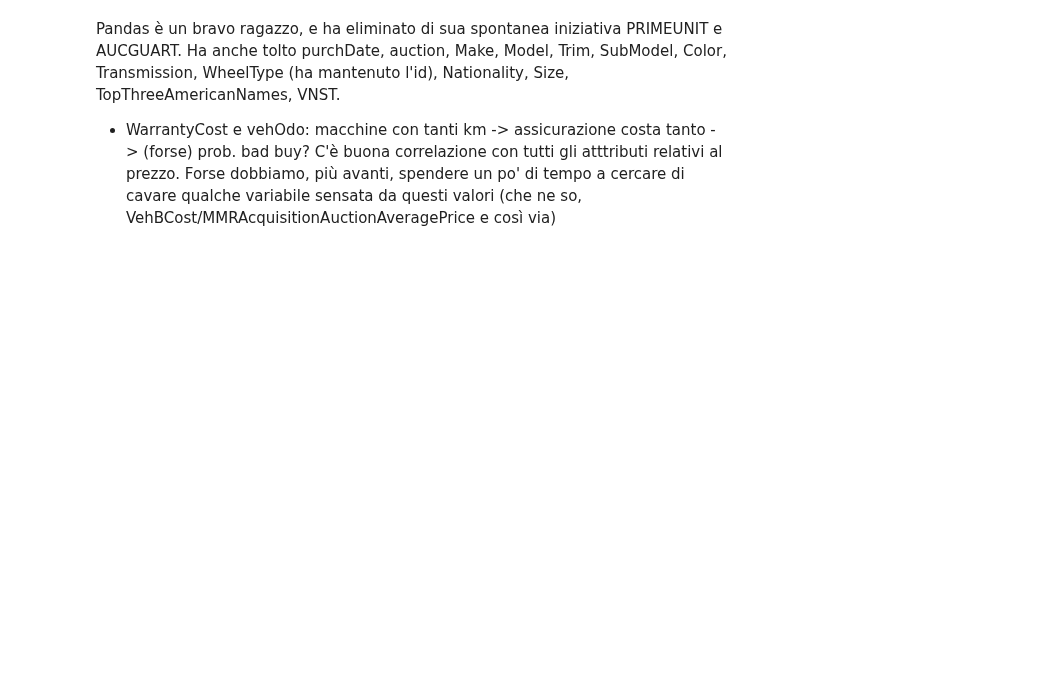
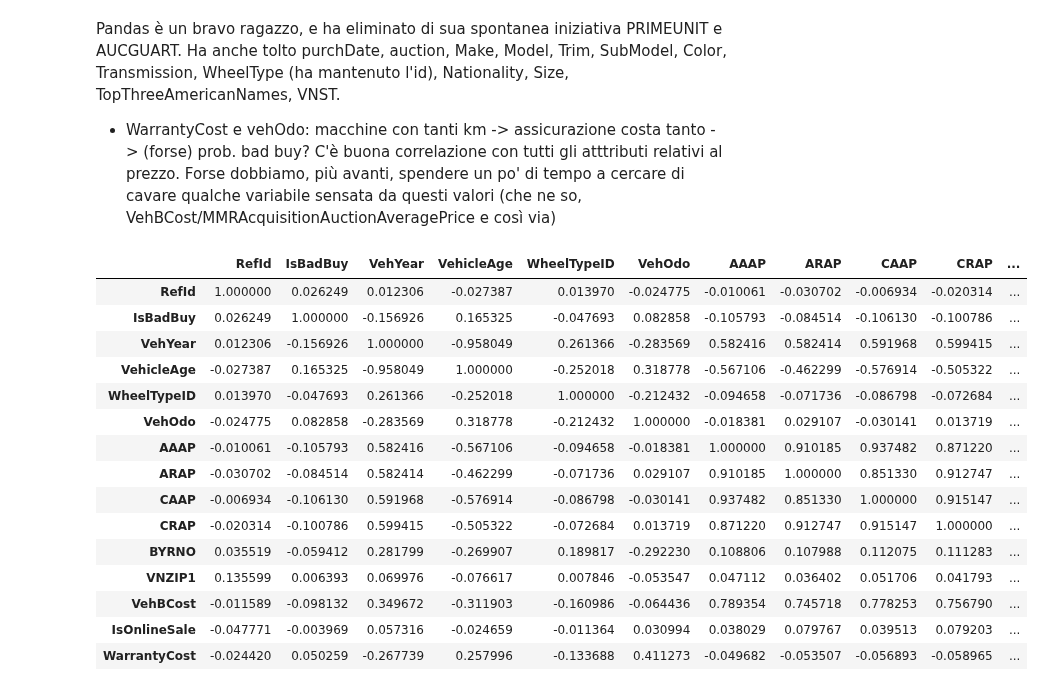
Before and after one commit to andybbruno/DataMining, a Jupyter notebook: DataUnderstanding.ipynb, the cells around one changed output. Saved outputs shown, nothing was run; the diff lists cells and outputs as text; code cells hidden in the pictures; blank space fills up the shorter version.

Commit message:
Renamed some columns Dropped some columns Added some considerations

```diff
--- a/DataUnderstanding.ipynb
+++ b/DataUnderstanding.ipynb
@@ -124,3 +124,36 @@ df.drop(columns=['RefId']).corr()
 Pandas è un bravo ragazzo, e ha eliminato di sua spontanea iniziativa PRIMEUNIT e AUCGUART. Ha anche tolto purchDate, auction, Make, Model, Trim, SubModel, Color, Transmission, WheelType (ha mantenuto l'id), Nationality, Size, TopThreeAmericanNames, VNST.
 - WarrantyCost e vehOdo: macchine con tanti km -> assicurazione costa tanto -> (forse) prob. bad buy?
 C'è buona correlazione con tutti gli atttributi relativi al prezzo. Forse dobbiamo, più avanti, spendere un po' di tempo a cercare di cavare qualche variabile sensata da questi valori (che ne so, VehBCost/MMRAcquisitionAuctionAveragePrice e così via)
+# %%
+df.rename(columns={'MMRAcquisitionAuctionAveragePrice':'AAAP',
+                   'MMRAcquisitionRetailAveragePrice':'ARAP',
+                   'MMRCurrentAuctionAveragePrice':'CAAP',
+                   'MMRCurrentRetailAveragePrice':'CRAP'
+                  },inplace=True)
+
+df.drop(columns=['MMRAcquisitionAuctionCleanPrice',
+        'MMRAcquisitonRetailCleanPrice',
+        'MMRCurrentAuctionCleanPrice',
+        'MMRCurrentRetailCleanPrice',
+        'MMRAcquisitionAuctionCleanPrice',
+        'MMRAcquisitonRetailCleanPrice',
+        'MMRCurrentAuctionCleanPrice',
+        'MMRCurrentRetailCleanPrice'],
+        axis=1).corr()
+# %% [output]
+|  | RefId | IsBadBuy | VehYear | VehicleAge | WheelTypeID | VehOdo | AAAP | ARAP | CAAP | CRAP | ... |
+| RefId | 1.000000 | 0.026249 | 0.012306 | -0.027387 | 0.013970 | -0.024775 | -0.010061 | -0.030702 | -0.006934 | -0.020314 | ... |
+| IsBadBuy | 0.026249 | 1.000000 | -0.156926 | 0.165325 | -0.047693 | 0.082858 | -0.105793 | -0.084514 | -0.106130 | -0.100786 | ... |
+| VehYear | 0.012306 | -0.156926 | 1.000000 | -0.958049 | 0.261366 | -0.283569 | 0.582416 | 0.582414 | 0.591968 | 0.599415 | ... |
+| VehicleAge | -0.027387 | 0.165325 | -0.958049 | 1.000000 | -0.252018 | 0.318778 | -0.567106 | -0.462299 | -0.576914 | -0.505322 | ... |
+| WheelTypeID | 0.013970 | -0.047693 | 0.261366 | -0.252018 | 1.000000 | -0.212432 | -0.094658 | -0.071736 | -0.086798 | -0.072684 | ... |
+| VehOdo | -0.024775 | 0.082858 | -0.283569 | 0.318778 | -0.212432 | 1.000000 | -0.018381 | 0.029107 | -0.030141 | 0.013719 | ... |
+| AAAP | -0.010061 | -0.105793 | 0.582416 | -0.567106 | -0.094658 | -0.018381 | 1.000000 | 0.910185 | 0.937482 | 0.871220 | ... |
+| ARAP | -0.030702 | -0.084514 | 0.582414 | -0.462299 | -0.071736 | 0.029107 | 0.910185 | 1.000000 | 0.851330 | 0.912747 | ... |
+| CAAP | -0.006934 | -0.106130 | 0.591968 | -0.576914 | -0.086798 | -0.030141 | 0.937482 | 0.851330 | 1.000000 | 0.915147 | ... |
+| CRAP | -0.020314 | -0.100786 | 0.599415 | -0.505322 | -0.072684 | 0.013719 | 0.871220 | 0.912747 | 0.915147 | 1.000000 | ... |
+| BYRNO | 0.035519 | -0.059412 | 0.281799 | -0.269907 | 0.189817 | -0.292230 | 0.108806 | 0.107988 | 0.112075 | 0.111283 | ... |
+| VNZIP1 | 0.135599 | 0.006393 | 0.069976 | -0.076617 | 0.007846 | -0.053547 | 0.047112 | 0.036402 | 0.051706 | 0.041793 | ... |
+| VehBCost | -0.011589 | -0.098132 | 0.349672 | -0.311903 | -0.160986 | -0.064436 | 0.789354 | 0.745718 | 0.778253 | 0.756790 | ... |
+| IsOnlineSale | -0.047771 | -0.003969 | 0.057316 | -0.024659 | -0.011364 | 0.030994 | 0.038029 | 0.079767 | 0.039513 | 0.079203 | ... |
+| WarrantyCost | -0.024420 | 0.050259 | -0.267739 | 0.257996 | -0.133688 | 0.411273 | -0.049682 | -0.053507 | -0.056893 | -0.058965 | ... |
```
Also changed, not shown: parts of 2 cells of this notebook.
